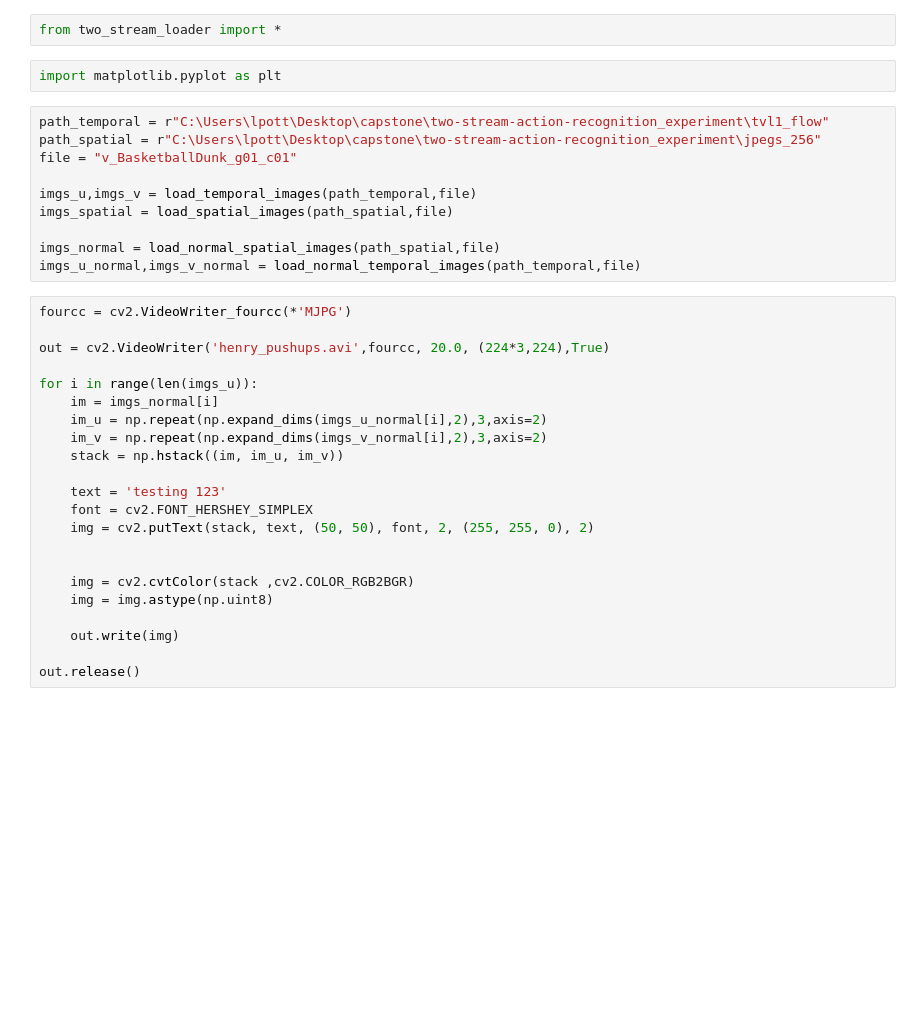
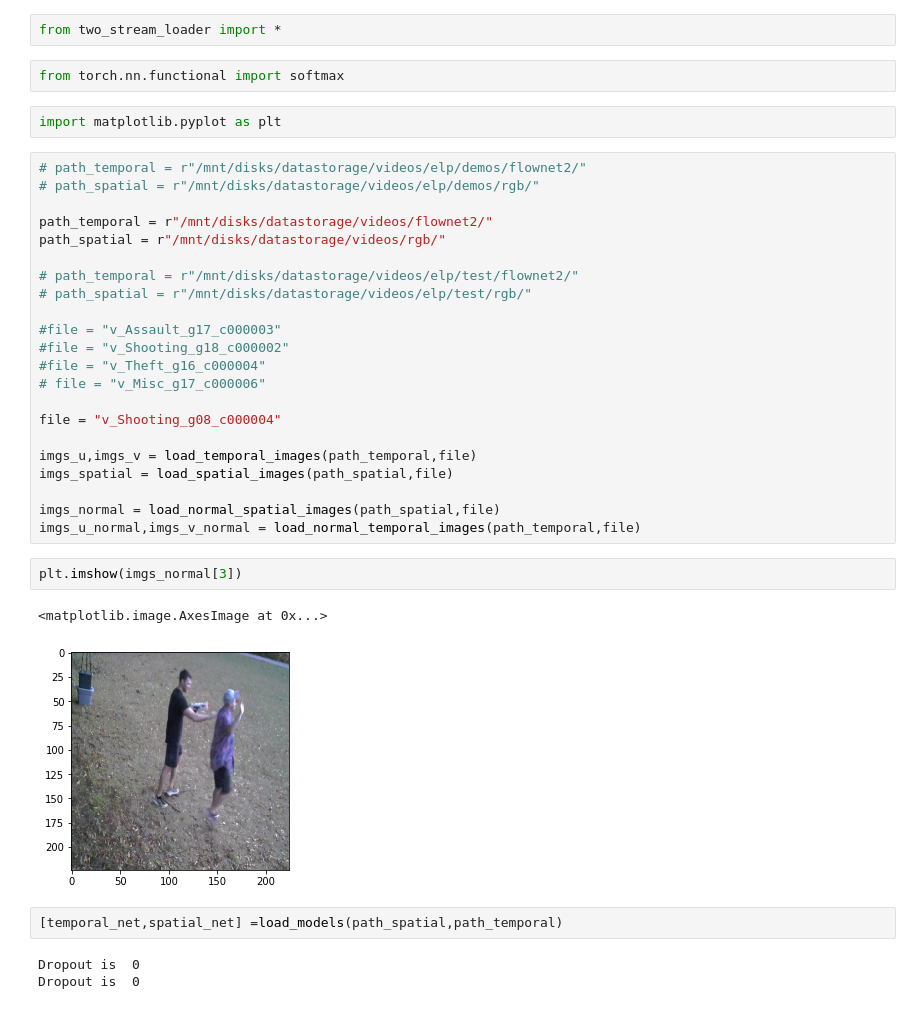
Before and after one commit to mcgridles/two-stream-action-recognition, a Jupyter notebook: Shafai_Demo.ipynb, the cells around one changed output. Drawn from its saved outputs; the diff is of its cells as text; blank space fills up the shorter version.

```diff
--- a/Shafai_Demo.ipynb
+++ b/Shafai_Demo.ipynb
@@ -1,36 +1,38 @@
 # %%
 from two_stream_loader import *
+# %%
+from torch.nn.functional import softmax
 # %%
 import matplotlib.pyplot as plt
-# %%
-path_temporal = r"C:\Users\lpott\Desktop\capstone\two-stream-action-recognition_experiment\tvl1_flow"
-path_spatial = r"C:\Users\lpott\Desktop\capstone\two-stream-action-recognition_experiment\jpegs_256"
-file = "v_BasketballDunk_g01_c01"
-
-imgs_u,imgs_v = load_temporal_images(path_temporal,file)
-imgs_spatial = load_spatial_images(path_spatial,file)
-
-imgs_normal = load_normal_spatial_images(path_spatial,file)
-imgs_u_normal,imgs_v_normal = load_normal_temporal_images(path_temporal,file)
-# %%
-fourcc = cv2.VideoWriter_fourcc(*'MJPG')
-
-out = cv2.VideoWriter('henry_pushups.avi',fourcc, 20.0, (224*3,224),True)
-
-for i in range(len(imgs_u)):
-    im = imgs_normal[i]
-    im_u = np.repeat(np.expand_dims(imgs_u_normal[i],2),3,axis=2)
-    im_v = np.repeat(np.expand_dims(imgs_v_normal[i],2),3,axis=2)
-    stack = np.hstack((im, im_u, im_v))
-
-    text = 'testing 123'
-    font = cv2.FONT_HERSHEY_SIMPLEX
-    img = cv2.putText(stack, text, (50, 50), font, 2, (255, 255, 0), 2)
-
-
-    img = cv2.cvtColor(stack ,cv2.COLOR_RGB2BGR)
-    img = img.astype(np.uint8)
-
-    out.write(img)
-
-out.release()
+# %%
+# path_temporal = r"/mnt/disks/datastorage/videos/elp/demos/flownet2/"
+# path_spatial = r"/mnt/disks/datastorage/videos/elp/demos/rgb/"
+
+path_temporal = r"/mnt/disks/datastorage/videos/flownet2/"
+path_spatial = r"/mnt/disks/datastorage/videos/rgb/"
+
+# path_temporal = r"/mnt/disks/datastorage/videos/elp/test/flownet2/"
+# path_spatial = r"/mnt/disks/datastorage/videos/elp/test/rgb/"
+
+#file = "v_Assault_g17_c000003"
+#file = "v_Shooting_g18_c000002"
+#file = "v_Theft_g16_c000004"
+# file = "v_Misc_g17_c000006"
+
+file = "v_Shooting_g08_c000004"
+
+imgs_u,imgs_v = load_temporal_images(path_temporal,file)
+imgs_spatial = load_spatial_images(path_spatial,file)
+
+imgs_normal = load_normal_spatial_images(path_spatial,file)
+imgs_u_normal,imgs_v_normal = load_normal_temporal_images(path_temporal,file)
+# %%
+plt.imshow(imgs_normal[3])
+# %% [output]
+<matplotlib.image.AxesImage at 0x...>
+[figure, added]
+# %%
+[temporal_net,spatial_net] =load_models(path_spatial,path_temporal)
+# %% [output]
+Dropout is  0
+Dropout is  0
```
Also changed, not shown: parts of 14 cells of this notebook, 4 other files.
